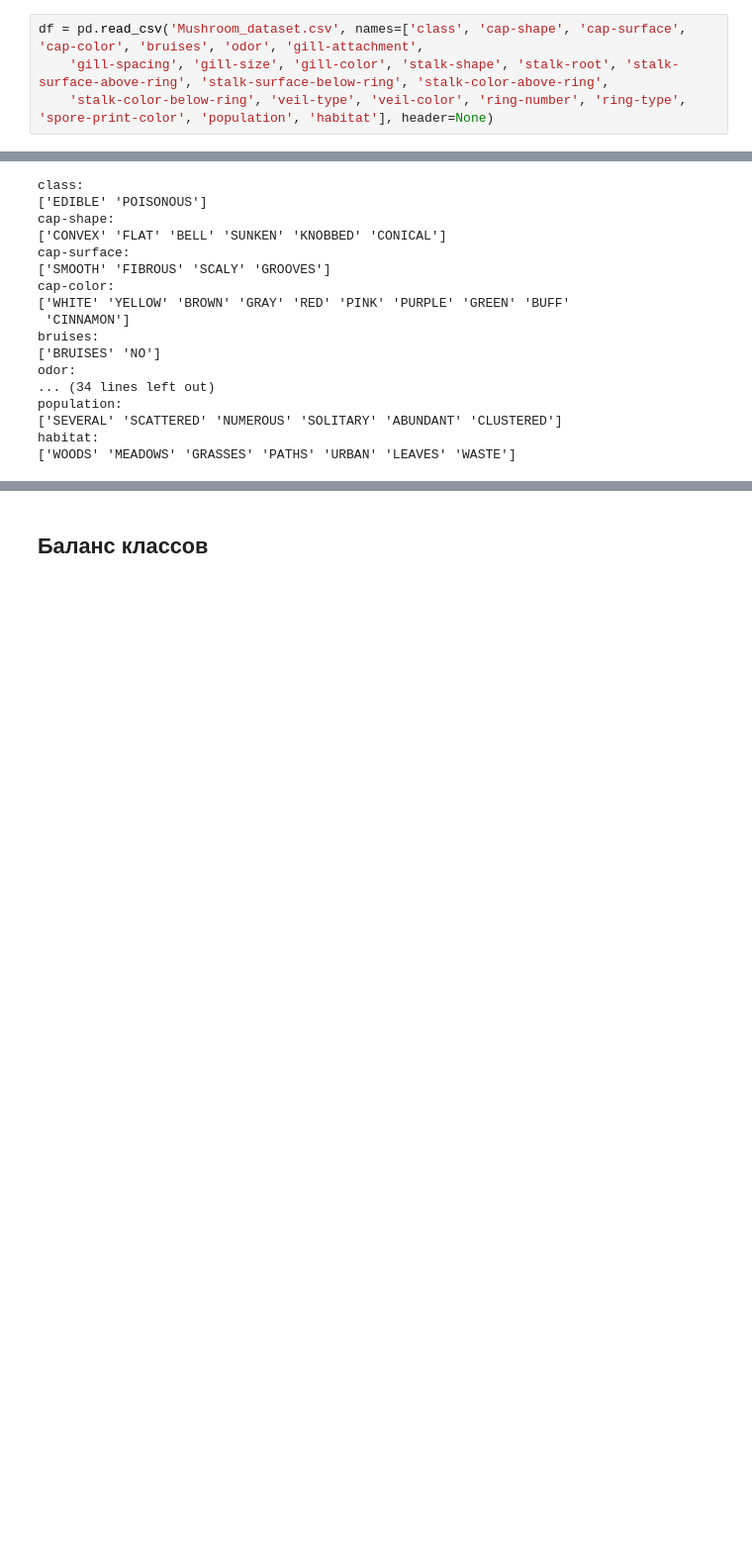
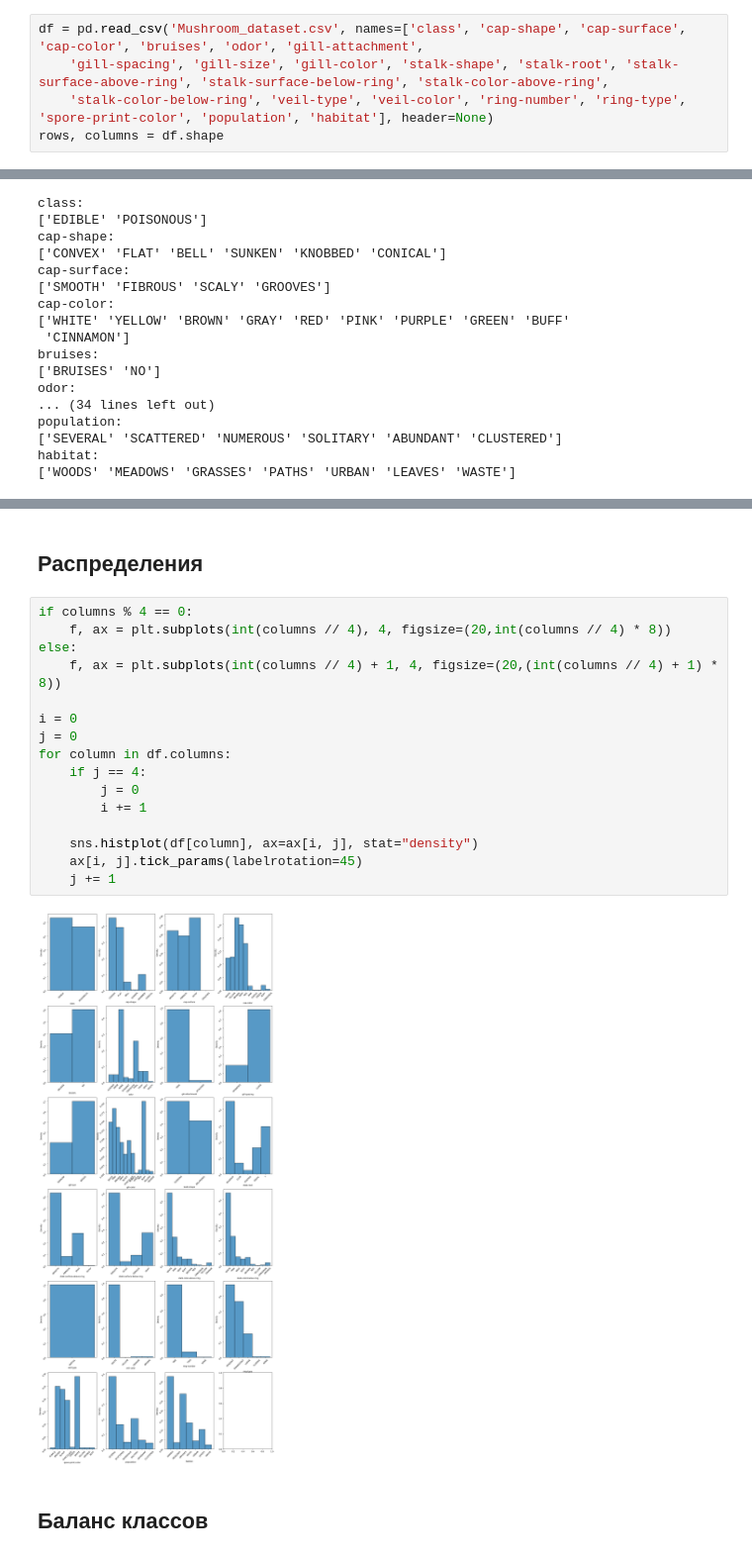
Before and after one commit to Grischenkov/NeuralNetworks, a Jupyter notebook: Lab2/solution.ipynb, the cells around one changed output, grey strips where cells are left out. Shown: that part at 99% size. Saved outputs shown, nothing was run; the diff lists cells and outputs as text; blank space fills up the shorter version.

```diff
--- a/Lab2/solution.ipynb
+++ b/Lab2/solution.ipynb
@@ -18,6 +21,7 @@ pd.set_option('display.width', None)
 df = pd.read_csv('Mushroom_dataset.csv', names=['class', 'cap-shape', 'cap-surface', 'cap-color', 'bruises', 'odor', 'gill-attachment',
     'gill-spacing', 'gill-size', 'gill-color', 'stalk-shape', 'stalk-root', 'stalk-surface-above-ring', 'stalk-surface-below-ring', 'stalk-color-above-ring',
     'stalk-color-below-ring', 'veil-type', 'veil-color', 'ring-number', 'ring-type', 'spore-print-color', 'population', 'habitat'], header=None)
+rows, columns = df.shape
 # %% [markdown]
 ## Описание данных
 # %%
@@ -97,3 +103,23 @@ params
+# %% [markdown]
+## Распределения
+# %%
+if columns % 4 == 0:
+    f, ax = plt.subplots(int(columns // 4), 4, figsize=(20,int(columns // 4) * 8))
+else:
+    f, ax = plt.subplots(int(columns // 4) + 1, 4, figsize=(20,(int(columns // 4) + 1) * 8))
+
+i = 0
+j = 0
+for column in df.columns:
+    if j == 4:
+        j = 0
+        i += 1
+
+    sns.histplot(df[column], ax=ax[i, j], stat="density")
+    ax[i, j].tick_params(labelrotation=45)
+    j += 1
+# %% [output]
+[figure, added]
 # %% [markdown]
 ## Баланс классов
 # %%
```
Also changed, not shown: parts of 26 cells of this notebook.
